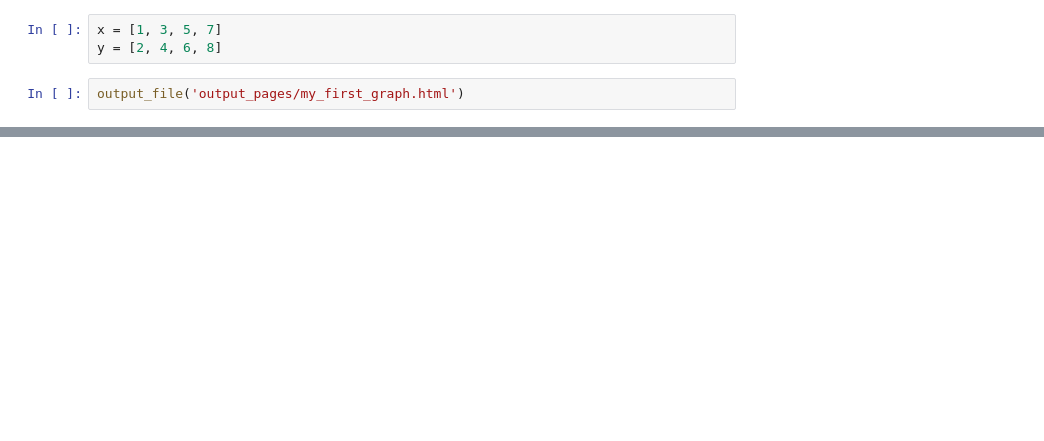
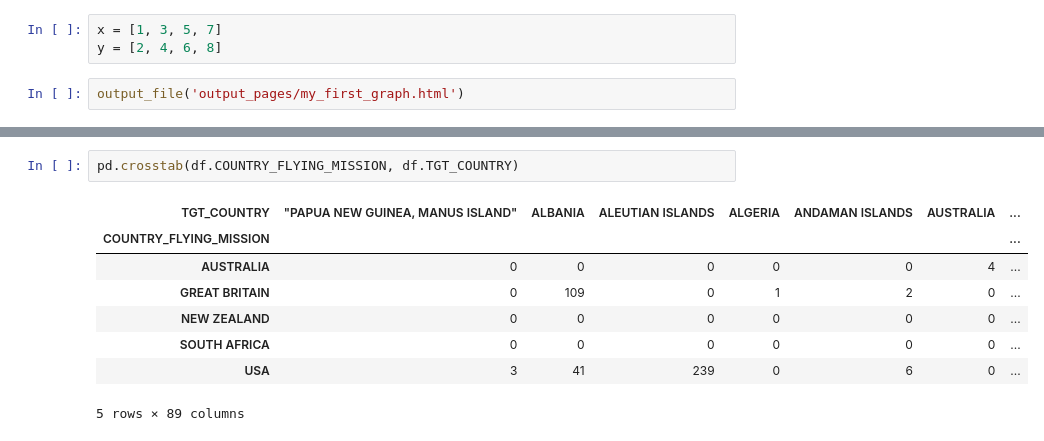
Before and after one commit to Sciences-historiques-numeriques/programming_historian, a Jupyter notebook: Visualizing_Data_with_Bokeh_and_Pandas.ipynb, the cells around one changed output, grey strips where cells are left out. Saved outputs shown, nothing was run; the diff lists cells and outputs as text; blank space fills up the shorter version.

```diff
--- a/Visualizing_Data_with_Bokeh_and_Pandas.ipynb
+++ b/Visualizing_Data_with_Bokeh_and_Pandas.ipynb
@@ -20,0 +127,11 @@ BokehDeprecationWarning: 'triangle() method' was deprecated in Bokeh 3.4.0 and w
+# %%
+pd.crosstab(df.COUNTRY_FLYING_MISSION, df.TGT_COUNTRY)
+# %% [output]
+| TGT_COUNTRY | "PAPUA NEW GUINEA, MANUS ISLAND" | ALBANIA | ALEUTIAN ISLANDS | ALGERIA | ANDAMAN ISLANDS | AUSTRALIA | ... |
+| COUNTRY_FLYING_MISSION |  |  |  |  |  |  | ... |
+| AUSTRALIA | 0 | 0 | 0 | 0 | 0 | 4 | ... |
+| GREAT BRITAIN | 0 | 109 | 0 | 1 | 2 | 0 | ... |
+| NEW ZEALAND | 0 | 0 | 0 | 0 | 0 | 0 | ... |
+| SOUTH AFRICA | 0 | 0 | 0 | 0 | 0 | 0 | ... |
+| USA | 3 | 41 | 239 | 0 | 6 | 0 | ... |
+5 rows × 89 columns
```
Also changed, not shown: parts of 11 cells of this notebook, 3 other files.
